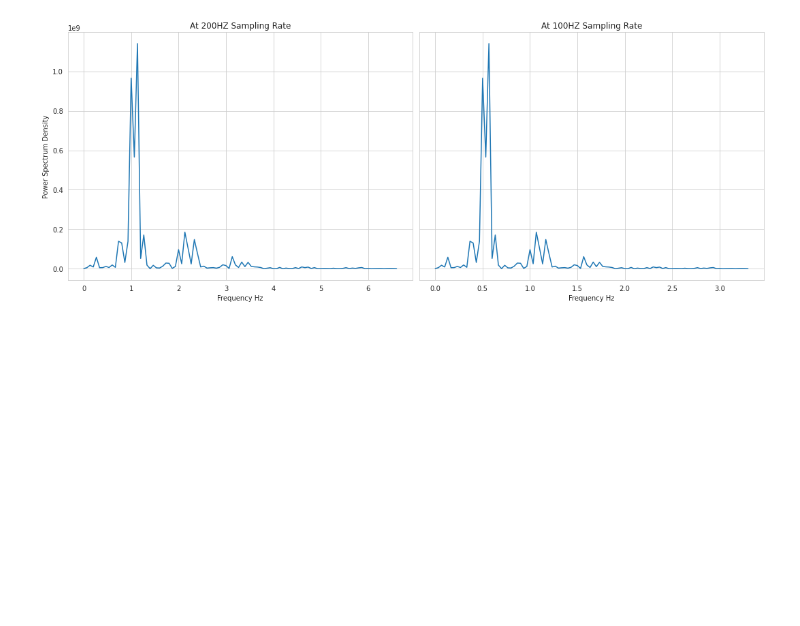
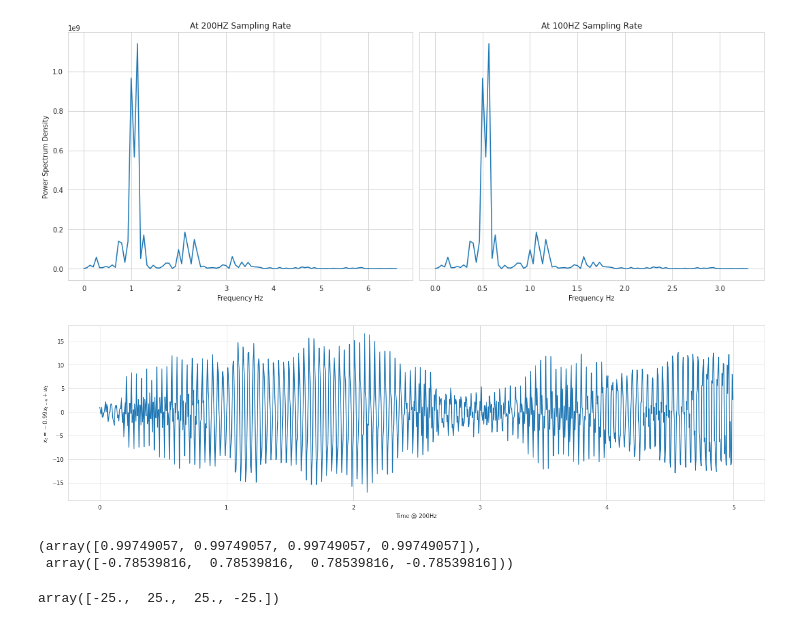
Before and after one commit to WHITSNAK/sta542-sp23, a Jupyter notebook: hw3/hw3 - 4.ipynb, the cells around one changed output. Drawn from its saved outputs; the diff is of its cells as text; code cells hidden in the pictures; blank space fills up the shorter version.

```diff
--- a/hw3/hw3 - 4.ipynb
+++ b/hw3/hw3 - 4.ipynb
@@ -32,3 +32,22 @@ fig.tight_layout()
 fig.show()
 # %% [output]
 [figure]
+# %%
+np.random.seed(562398)
+
+xs = list(np.random.standard_normal(4))
+
+for i in range(4, 1000):
+    x = xs[i-4] * -0.99 + np.random.standard_normal()
+    xs.append(x)
+# %%
+fig, ax = plt.subplots(figsize=(18, 5))
+
+ax.plot(np.arange(1000)/200, xs)
+ax.set_xlabel('Time @ 200Hz')
+ax.set_ylabel('$x_t = -0.99 x_{t-4} + w_t$')
+
+fig.tight_layout()
+fig.show()
+# %% [output]
+[figure, added]
@@ -34,0 +69,9 @@ fig.show()
+# %%
+r, theta
+# %% [output]
+(array([0.99749057, 0.99749057, 0.99749057, 0.99749057]),
+ array([-0.78539816,  0.78539816,  0.78539816, -0.78539816]))
+# %%
+1/wavelength * 200
+# %% [output]
+array([-25.,  25.,  25., -25.])
```
Also changed, not shown: parts of 2 cells of this notebook, 1 other file.
